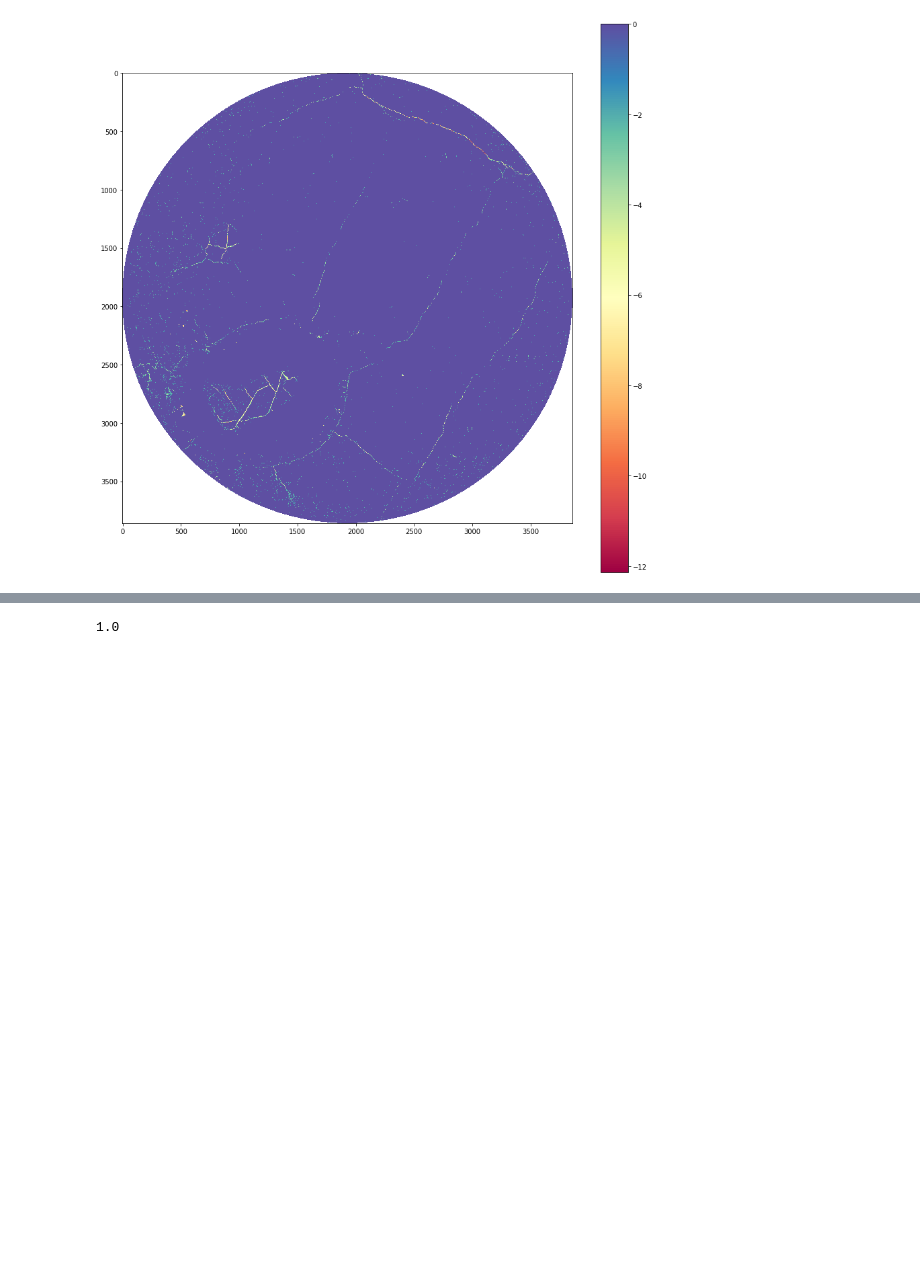
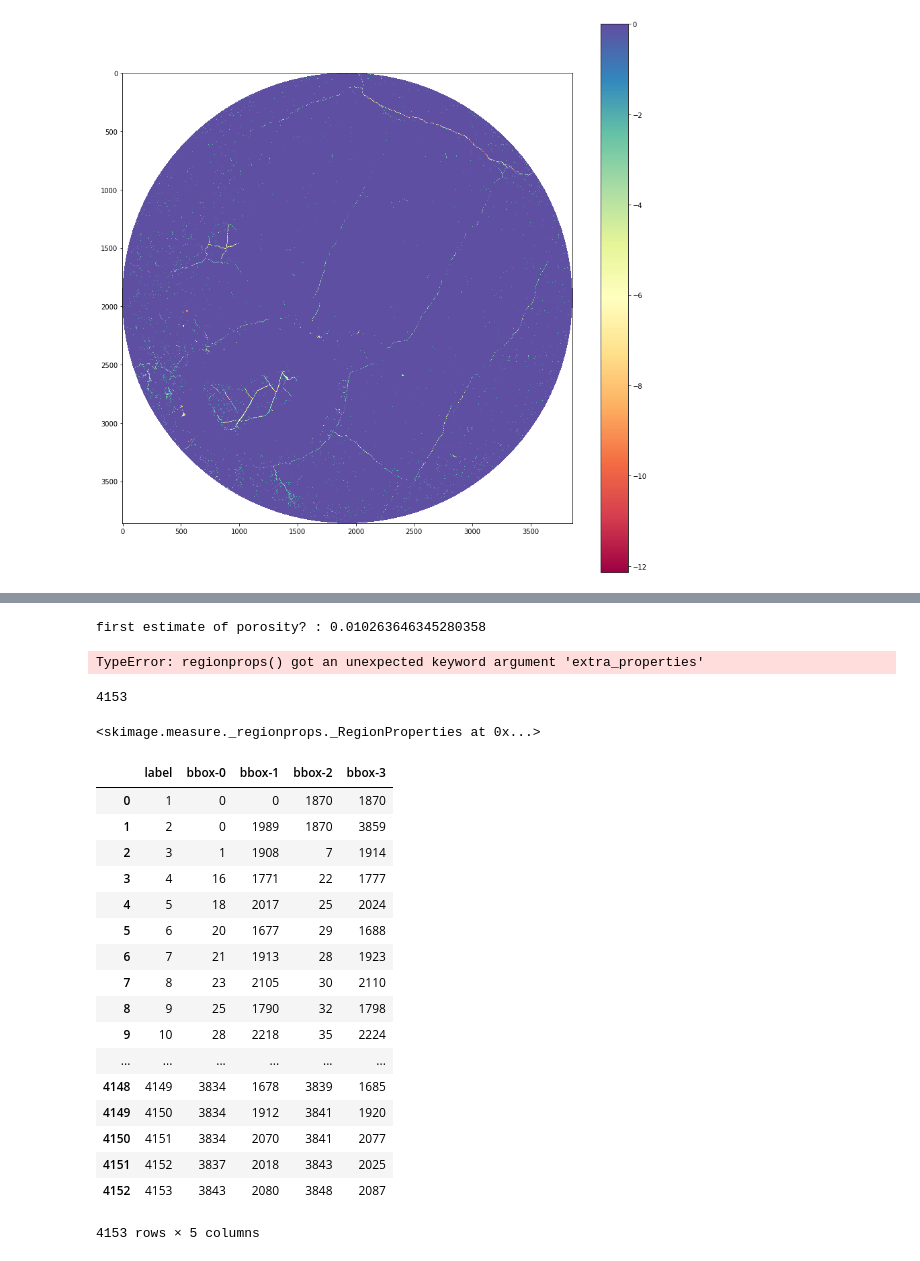
Before and after one commit to mnky9800n/faroe_segmentation, a Jupyter notebook: fracture picking.ipynb, the cells around one changed output, grey strips where cells are left out. Saved outputs shown, nothing was run; the diff lists cells and outputs as text; code cells hidden in the pictures; blank space fills up the shorter version.

Commit message:
first estimate of porosity

```diff
--- a/fracture picking.ipynb
+++ b/fracture picking.ipynb
@@ -92,4 +91,0 @@ fig.colorbar(cbar)
-# %%
-zeros.min()
-# %% [output]
-1.0
@@ -95,0 +94,4 @@ zeros.min()
+# %%
+print('first estimate of porosity? :', zeros_p[zeros_p==1].sum()/(zeros_p.shape[0]*zeros_p.shape[1]))
+# %% [output]
+first estimate of porosity? : 0.010263646345280358
@@ -95,0 +100,13 @@ zeros.min()
+# %%
+labs = label(newim)
+props = regionprops(labs, extra_properties=['bbox_area', 'centroid', 'convex_area', 'eccentricity', 'extent', 'filled_area', 'major_axis_length', 'minor_axis_length'])
+# %% [output]
+TypeError: regionprops() got an unexpected keyword argument 'extra_properties'
+# %%
+len(props)
+# %% [output]
+4153
+# %%
+props[0]
+# %% [output]
+<skimage.measure._regionprops._RegionProperties at 0x...>
@@ -95,0 +318,21 @@ zeros.min()
+# %%
+pd.DataFrame(_props_to_dict(props))
+# %% [output]
+|  | label | bbox-0 | bbox-1 | bbox-2 | bbox-3 |
+| 0 | 1 | 0 | 0 | 1870 | 1870 |
+| 1 | 2 | 0 | 1989 | 1870 | 3859 |
+| 2 | 3 | 1 | 1908 | 7 | 1914 |
+| 3 | 4 | 16 | 1771 | 22 | 1777 |
+| 4 | 5 | 18 | 2017 | 25 | 2024 |
+| 5 | 6 | 20 | 1677 | 29 | 1688 |
+| 6 | 7 | 21 | 1913 | 28 | 1923 |
+| 7 | 8 | 23 | 2105 | 30 | 2110 |
+| 8 | 9 | 25 | 1790 | 32 | 1798 |
+| 9 | 10 | 28 | 2218 | 35 | 2224 |
+| ... | ... | ... | ... | ... | ... |
+| 4148 | 4149 | 3834 | 1678 | 3839 | 1685 |
+| 4149 | 4150 | 3834 | 1912 | 3841 | 1920 |
+| 4150 | 4151 | 3834 | 2070 | 3841 | 2077 |
+| 4151 | 4152 | 3837 | 2018 | 3843 | 2025 |
+| 4152 | 4153 | 3843 | 2080 | 3848 | 2087 |
+4153 rows × 5 columns
```
Also changed, not shown: parts of 4 cells of this notebook.
